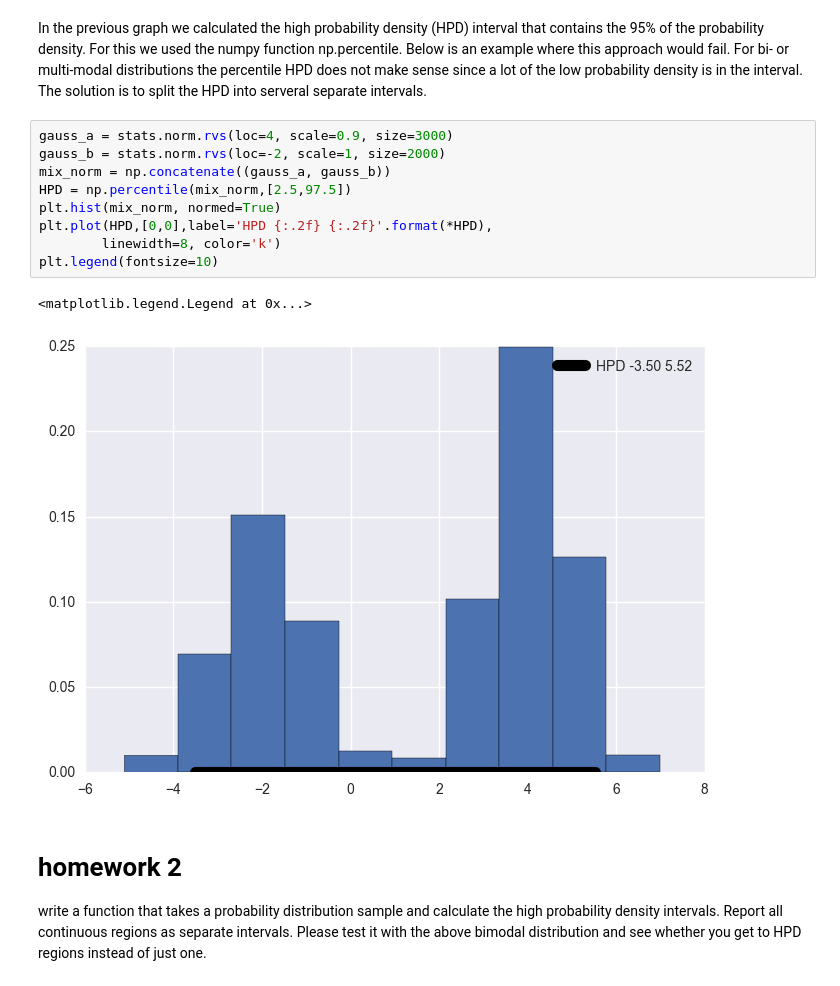
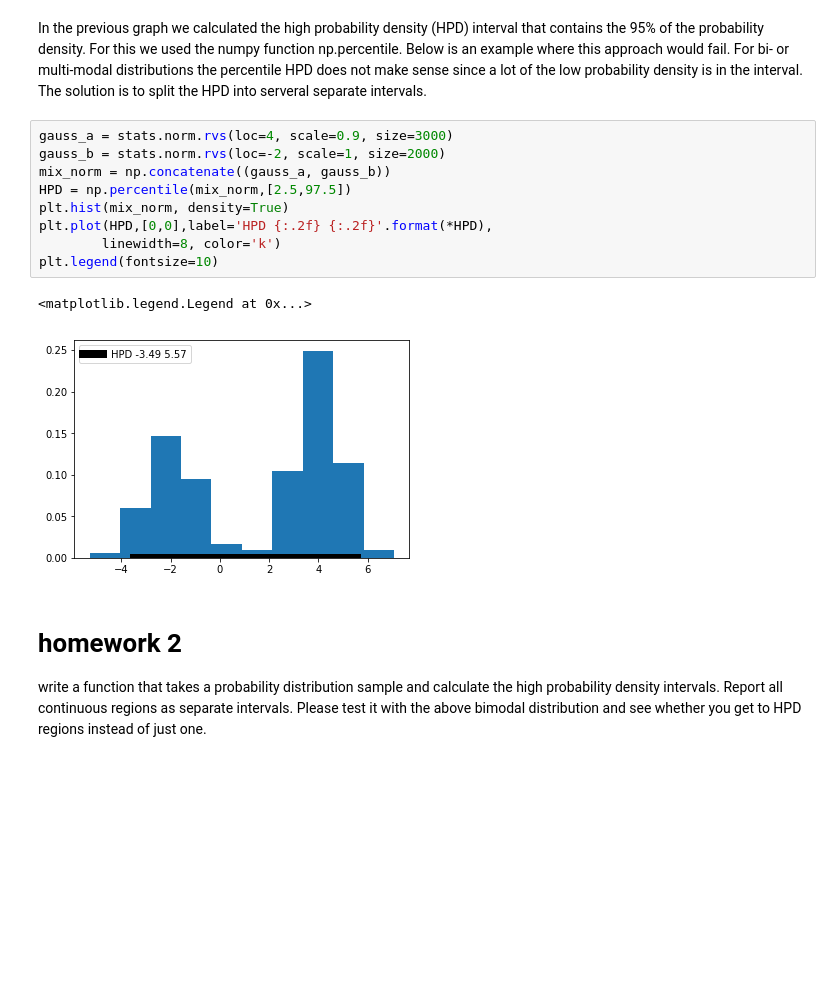
Before and after one commit to hstrey/BME-502-2019, a Jupyter notebook: The basics.ipynb, the cells around one changed output. Saved outputs shown, nothing was run; the diff lists cells and outputs as text; blank space fills up the shorter version.

```diff
--- a/The basics.ipynb
+++ b/The basics.ipynb
@@ -125,15 +126,15 @@ In the previous graph we calculated the high probability density (HPD) interval
 # %%
 gauss_a = stats.norm.rvs(loc=4, scale=0.9, size=3000)
 gauss_b = stats.norm.rvs(loc=-2, scale=1, size=2000)
 mix_norm = np.concatenate((gauss_a, gauss_b))
 HPD = np.percentile(mix_norm,[2.5,97.5])
-plt.hist(mix_norm, normed=True)
+plt.hist(mix_norm, density=True)
 plt.plot(HPD,[0,0],label='HPD {:.2f} {:.2f}'.format(*HPD),
         linewidth=8, color='k')
 plt.legend(fontsize=10)
 # %% [output]
 <matplotlib.legend.Legend at 0x...>
-[figure, old version]
+[figure, new version]
 # %% [markdown]
 # homework 2
 write a function that takes a probability distribution sample and calculate the high probability density intervals.  Report all continuous regions as separate intervals.  Please test it with the above bimodal distribution and see whether you get to HPD regions instead of just one.
```
Also changed, not shown: parts of 4 cells of this notebook.
